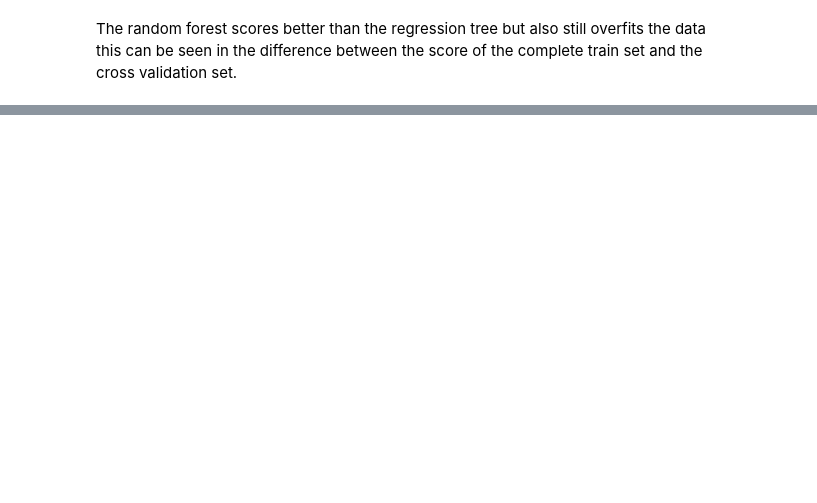
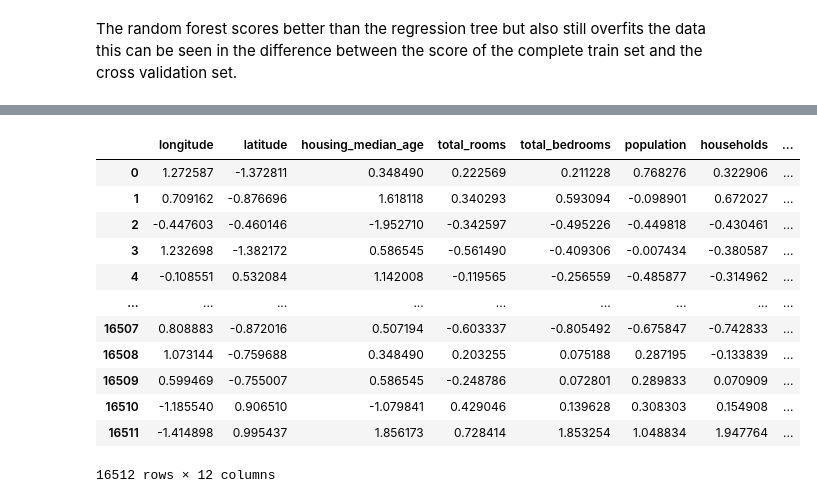
Before and after one commit to derkaczda/HandsOnMachineLearning, a Jupyter notebook: HousingPrices.ipynb, the cells around one changed output, grey strips where cells are left out. Saved outputs shown, nothing was run; the diff lists cells and outputs as text; code cells hidden in the pictures; blank space fills up the shorter version.

```diff
--- a/HousingPrices.ipynb
+++ b/HousingPrices.ipynb
@@ -289,0 +468,8 @@ cross validation set.
+# %%
+small_test_set_without_prox = train_x_dropped_proximity.iloc[:5]
+small_test_set_without_prox_y = train_y.iloc[:5]
+
+predictions = model_without_prox.best_estimator_.predict(small_test_set_without_prox)
+wihout_prox_mse = mean_squared_error(small_test_set_without_prox_y, predictions)
+
+print(f"MSE without prox. {np.sqrt(wihout_prox_mse)}; the old MSE from the book {forest_book_mse}")
@@ -289,0 +506,7 @@ cross validation set.
+# %%
+hardcore_set = train_x_cleaned.drop(['INLAND','ISLAND', 'NEAR BAY', 'NEAR OCEAN',
+                                     'longitude', 'latitude', 'rooms_per_hhold',
+                                     'housing_median_age', '<1H OCEAN', 'population',
+                                     'total_rooms', 'total_bedrooms', 'households'
+                                    ], axis=1)
+hardcore_set.head()
@@ -289,0 +520,11 @@ cross validation set.
+# %%
+param_grid_hardcore = [
+    {'n_estimators': [3, 10, 30, 50, 70], 'max_features': [1,2,3]},
+    {'bootstrap': [False], 'n_estimators': [3, 10], 'max_features': [1,2,3]}
+]
+
+hardcore_model = GridSearchCV(RandomForestRegressor(), param_grid_hardcore, cv=5,
+                           scoring='neg_mean_squared_error',
+                           return_train_score=True)
+hardcore_model.fit(hardcore_set, train_y)
+print(f"Best parameters for book parameters are {hardcore_model.best_params_}")
@@ -289,0 +561,23 @@ cross validation set.
+# %%
+dataset = {
+    "train": train_x_dropped_proximity,
+    "labels": train_y,
+    "val": small_test_set_without_prox,
+    "val_labels": small_test_set_without_prox_y
+}
+# %%
+dataset["train"]
+# %% [output]
+|  | longitude | latitude | housing_median_age | total_rooms | total_bedrooms | population | households | ... |
+| 0 | 1.272587 | -1.372811 | 0.348490 | 0.222569 | 0.211228 | 0.768276 | 0.322906 | ... |
+| 1 | 0.709162 | -0.876696 | 1.618118 | 0.340293 | 0.593094 | -0.098901 | 0.672027 | ... |
+| 2 | -0.447603 | -0.460146 | -1.952710 | -0.342597 | -0.495226 | -0.449818 | -0.430461 | ... |
+| 3 | 1.232698 | -1.382172 | 0.586545 | -0.561490 | -0.409306 | -0.007434 | -0.380587 | ... |
+| 4 | -0.108551 | 0.532084 | 1.142008 | -0.119565 | -0.256559 | -0.485877 | -0.314962 | ... |
+| ... | ... | ... | ... | ... | ... | ... | ... | ... |
+| 16507 | 0.808883 | -0.872016 | 0.507194 | -0.603337 | -0.805492 | -0.675847 | -0.742833 | ... |
+| 16508 | 1.073144 | -0.759688 | 0.348490 | 0.203255 | 0.075188 | 0.287195 | -0.133839 | ... |
+| 16509 | 0.599469 | -0.755007 | 0.586545 | -0.248786 | 0.072801 | 0.289833 | 0.070909 | ... |
+| 16510 | -1.185540 | 0.906510 | -1.079841 | 0.429046 | 0.139628 | 0.308303 | 0.154908 | ... |
+| 16511 | -1.414898 | 0.995437 | 1.856173 | 0.728414 | 1.853254 | 1.048834 | 1.947764 | ... |
+16512 rows × 12 columns
```
Also changed, not shown: parts of 31 cells of this notebook.
